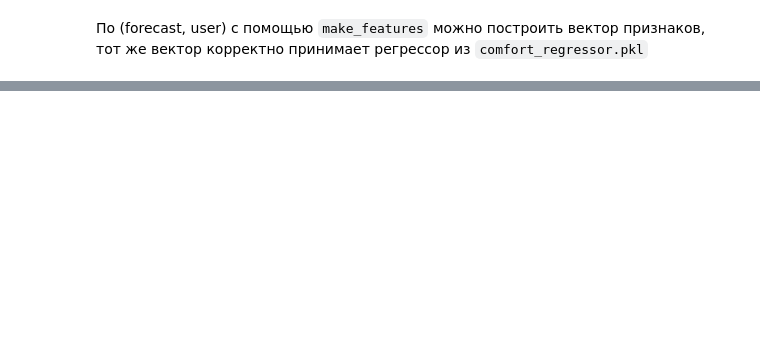
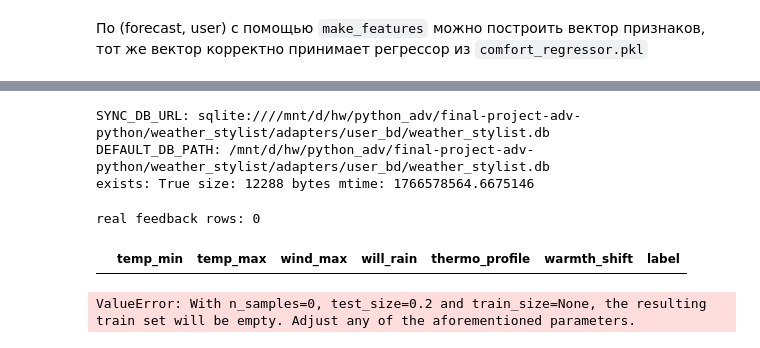
Before and after one commit to evaibodova/final-project-adv-python, a Jupyter notebook: weather_stylist/ml/train_warmth_model.ipynb, the cells around one changed output, grey strips where cells are left out. Cells and saved outputs as stored; diff of their text form; code cells hidden in the pictures; blank space fills up the shorter version.

```diff
--- a/weather_stylist/ml/train_warmth_model.ipynb
+++ b/weather_stylist/ml/train_warmth_model.ipynb
@@ -163,0 +182,74 @@ np.float64(7.568648985362812)
+# %%
+from pathlib import Path
+import weather_stylist.adapters.user_bd.bd as bd
+
+print("SYNC_DB_URL:", bd.SYNC_DB_URL)
+print("DEFAULT_DB_PATH:", bd.DEFAULT_DB_PATH)
+
+p = Path(bd.DEFAULT_DB_PATH)
+print("exists:", p.exists(), "size:", p.stat().st_size, "bytes", "mtime:", p.stat().st_mtime)
+# %% [output]
+SYNC_DB_URL: sqlite:////mnt/d/hw/python_adv/final-project-adv-python/weather_stylist/adapters/user_bd/weather_stylist.db
+DEFAULT_DB_PATH: /mnt/d/hw/python_adv/final-project-adv-python/weather_stylist/adapters/user_bd/weather_stylist.db
+exists: True size: 12288 bytes mtime: 1766578564.6675146
+# %%
+# Обучение delta-модели на реальных фидбеках из бд
+
+import pandas as pd
+from sqlalchemy import select
+
+from sklearn.model_selection import train_test_split
+from sklearn.pipeline import Pipeline
+from sklearn.preprocessing import StandardScaler
+from sklearn.linear_model import Ridge
+from sklearn.metrics import mean_absolute_error, r2_score
+import joblib
+
+
+
+# читаем реальные фидбеки
+stmt = (
+    select(
+        FeedbackORM.temp_min,
+        FeedbackORM.temp_max,
+        FeedbackORM.wind_max,
+        FeedbackORM.will_rain,
+        FeedbackORM.thermo_profile,
+        UserORM.warmth_shift,
+        FeedbackORM.label,
+    )
+    .join(UserORM, UserORM.tg_id == FeedbackORM.user_tg_id)
+)
+
+df_real = pd.read_sql(stmt, sync_engine)
+print("real feedback rows:", len(df_real))
+df_real.head()
+# %% [output]
+real feedback rows: 0
+|  | temp_min | temp_max | wind_max | will_rain | thermo_profile | warmth_shift | label |
+# %%
+#  строим таргет delta и обучаем модель
+df_real["will_rain"] = df_real["will_rain"].astype(int)
+K = 1.0
+df_real["delta"] = (-df_real["label"].clip(-1, 1)) * K
+
+X = df_real[FEATURE_COLUMNS]
+y = df_real["delta"]
+
+X_train, X_test, y_train, y_test = train_test_split(
+    X, y, test_size=0.2, random_state=42
+)
+
+# Простая стабильная модель для малых данных
+delta_model = Pipeline([
+    ("scaler", StandardScaler()),
+    ("ridge", Ridge(alpha=1.0)),
+])
+
+delta_model.fit(X_train, y_train)
+
+pred = delta_model.predict(X_test)
+print("MAE:", mean_absolute_error(y_test, pred))
+print("R^2:", r2_score(y_test, pred))
+# %% [output]
+ValueError: With n_samples=0, test_size=0.2 and train_size=None, the resulting train set will be empty. Adjust any of the aforementioned parameters.
```
Also changed, not shown: parts of 13 cells of this notebook.
